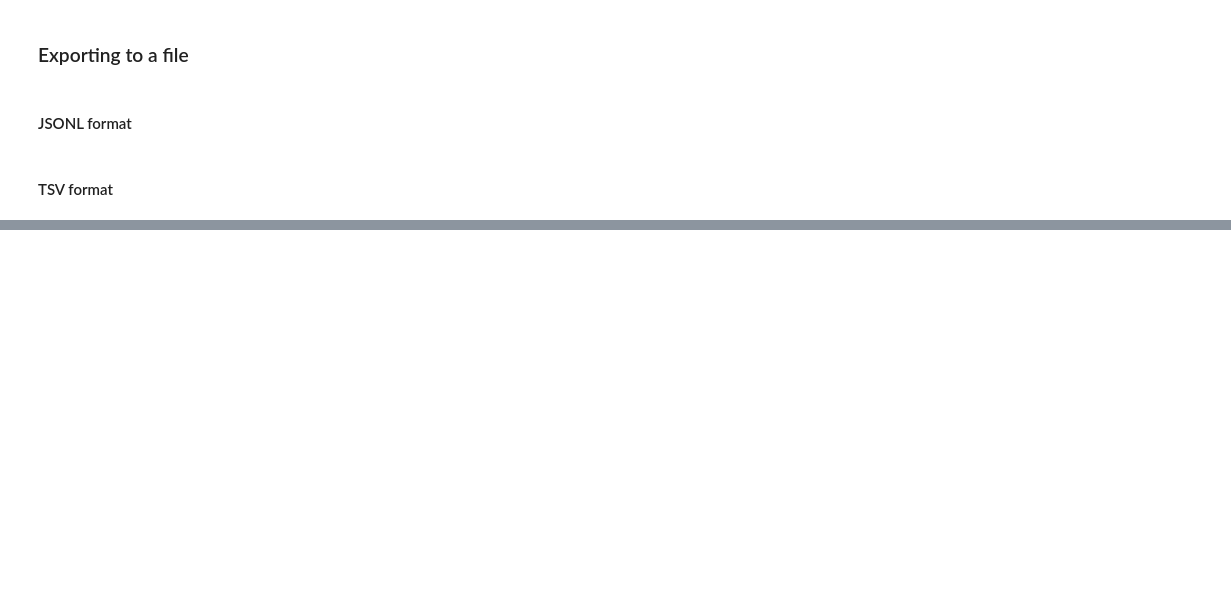
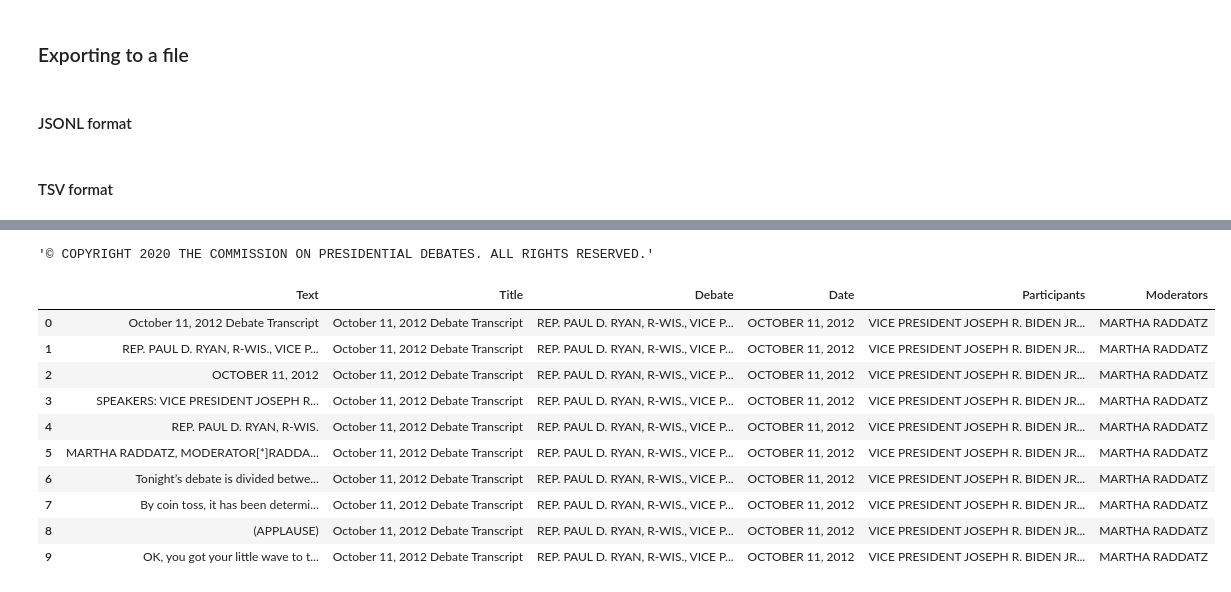
Before and after one commit to laelgelc/cl_st1_inrs, a Jupyter notebook: CL_St1_INRS.ipynb, the cells around one changed output, grey strips where cells are left out. Cells and saved outputs as stored; diff of their text form; code cells hidden in the pictures; blank space fills up the shorter version.

```diff
--- a/CL_St1_INRS.ipynb
+++ b/CL_St1_INRS.ipynb
@@ -206,0 +1371,3 @@ df[['Title', 'Debate', 'Date', 'Participants', 'Moderators', 'Speaker', 'Text']]
+# %%
+df.drop(673, inplace=True)
+df = df.reset_index(drop=True)
@@ -206,0 +1404,39 @@ df[['Title', 'Debate', 'Date', 'Participants', 'Moderators', 'Speaker', 'Text']]
+# %%
+title = df.at[0, 'Text']
+df['Title'] = title
+
+debate = df.at[1, 'Text']
+df['Debate'] = debate
+
+date = df.at[2, 'Text']
+df['Date'] = date
+
+participants = df.at[3, 'Text']
+participants = re.sub(r'^\w+: ', '', participants)
+participants = participants + ' ' + df.at[4, 'Text']
+df['Participants'] = participants
+
+moderators = df.at[5, 'Text']
+moderators = re.match(r'^(\w+ \w+)', moderators).group(1)
+df['Moderators'] = moderators
+# %%
+last_row = 673
+df.loc[last_row, 'Text']
+# %% [output]
+'© COPYRIGHT 2020 THE COMMISSION ON PRESIDENTIAL DEBATES. ALL RIGHTS RESERVED.'
+# %%
+df = df[~df['Text'].str.contains(df.loc[last_row, 'Text'])]
+# %%
+df.head(10)
+# %% [output]
+|  | Text | Title | Debate | Date | Participants | Moderators |
+| 0 | October 11, 2012 Debate Transcript | October 11, 2012 Debate Transcript | REP. PAUL D. RYAN, R-WIS., VICE P... | OCTOBER 11, 2012 | VICE PRESIDENT JOSEPH R. BIDEN JR... | MARTHA RADDATZ |
+| 1 | REP. PAUL D. RYAN, R-WIS., VICE P... | October 11, 2012 Debate Transcript | REP. PAUL D. RYAN, R-WIS., VICE P... | OCTOBER 11, 2012 | VICE PRESIDENT JOSEPH R. BIDEN JR... | MARTHA RADDATZ |
+| 2 | OCTOBER 11, 2012 | October 11, 2012 Debate Transcript | REP. PAUL D. RYAN, R-WIS., VICE P... | OCTOBER 11, 2012 | VICE PRESIDENT JOSEPH R. BIDEN JR... | MARTHA RADDATZ |
+| 3 | SPEAKERS: VICE PRESIDENT JOSEPH R... | October 11, 2012 Debate Transcript | REP. PAUL D. RYAN, R-WIS., VICE P... | OCTOBER 11, 2012 | VICE PRESIDENT JOSEPH R. BIDEN JR... | MARTHA RADDATZ |
+| 4 | REP. PAUL D. RYAN, R-WIS. | October 11, 2012 Debate Transcript | REP. PAUL D. RYAN, R-WIS., VICE P... | OCTOBER 11, 2012 | VICE PRESIDENT JOSEPH R. BIDEN JR... | MARTHA RADDATZ |
+| 5 | MARTHA RADDATZ, MODERATOR[*]RADDA... | October 11, 2012 Debate Transcript | REP. PAUL D. RYAN, R-WIS., VICE P... | OCTOBER 11, 2012 | VICE PRESIDENT JOSEPH R. BIDEN JR... | MARTHA RADDATZ |
+| 6 | Tonight’s debate is divided betwe... | October 11, 2012 Debate Transcript | REP. PAUL D. RYAN, R-WIS., VICE P... | OCTOBER 11, 2012 | VICE PRESIDENT JOSEPH R. BIDEN JR... | MARTHA RADDATZ |
+| 7 | By coin toss, it has been determi... | October 11, 2012 Debate Transcript | REP. PAUL D. RYAN, R-WIS., VICE P... | OCTOBER 11, 2012 | VICE PRESIDENT JOSEPH R. BIDEN JR... | MARTHA RADDATZ |
+| 8 | (APPLAUSE) | October 11, 2012 Debate Transcript | REP. PAUL D. RYAN, R-WIS., VICE P... | OCTOBER 11, 2012 | VICE PRESIDENT JOSEPH R. BIDEN JR... | MARTHA RADDATZ |
+| 9 | OK, you got your little wave to t... | October 11, 2012 Debate Transcript | REP. PAUL D. RYAN, R-WIS., VICE P... | OCTOBER 11, 2012 | VICE PRESIDENT JOSEPH R. BIDEN JR... | MARTHA RADDATZ |
```
Also changed, not shown: parts of 536 cells of this notebook.
